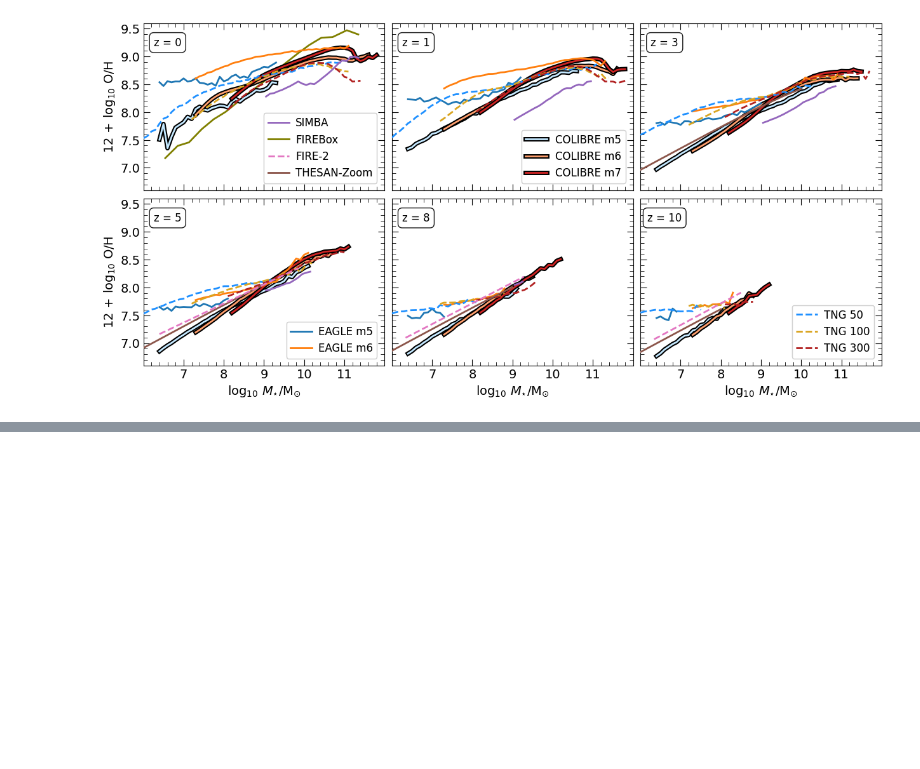
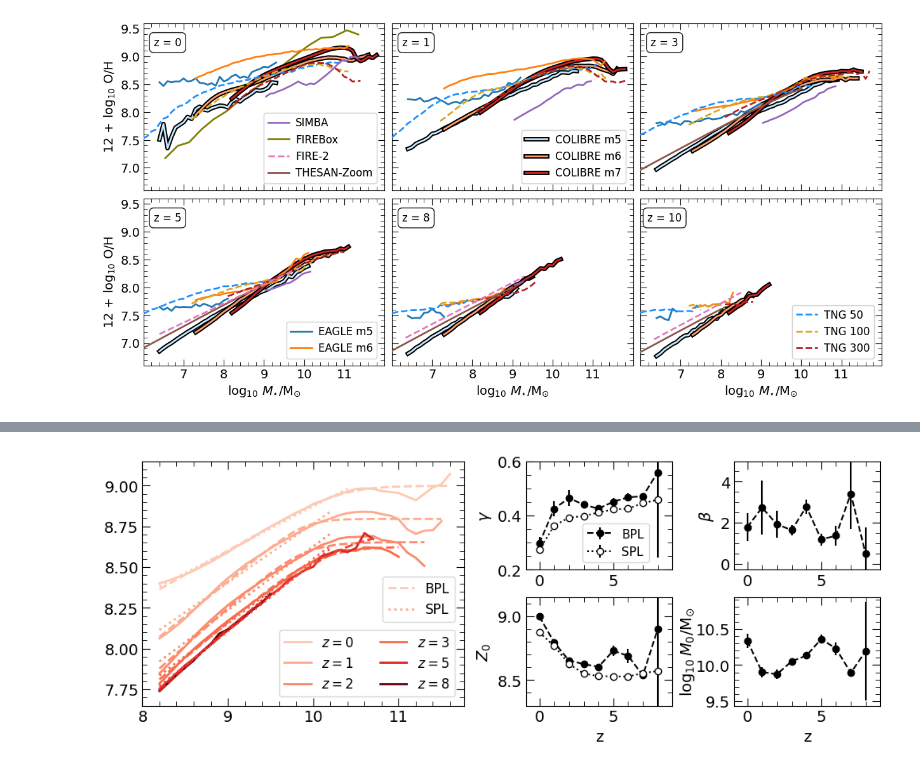
Before and after one commit to psharda/colibre_mzr_sharda26, a Jupyter notebook: plotting_scripts.ipynb, the cells around one changed output, grey strips where cells are left out. Saved outputs shown, nothing was run; the diff lists cells and outputs as text; code cells hidden in the pictures; blank space fills up the shorter version.

```diff
--- a/plotting_scripts.ipynb
+++ b/plotting_scripts.ipynb
@@ -779,0 +862,86 @@ Cell took 2.25 s
+# %%
+_tstart = time.time()
+snaps = ['0127', '0092', '0076', '0064', '0056', '0048', '0040', '0032', '0026']
+zz = np.array([0, 1, 2, 3, 4, 5, 6, 7, 8])
+zvals = [0, 1, 2, 3, 5, 8]
+
+cmap = plt.cm.Reds
+colorss = cmap(np.linspace(0.2, 1, len(zz)))
+
+
+fig = plt.figure(figsize=(12, 4))
+gs = GridSpec(2, 3, width_ratios=[2.2, 1, 1], hspace=0.25, wspace=0.3)
+fontsize=14
+ax_main = fig.add_subplot(gs[:, 0])
+# Right 2x2 small panels
+ax_gamma = fig.add_subplot(gs[0, 1])
+ax_beta  = fig.add_subplot(gs[0, 2])
+ax_Z0    = fig.add_subplot(gs[1, 1])
+ax_M0    = fig.add_subplot(gs[1, 2])
+
+
+lw=2
+cmodel = 'm6'
+
+ss = np.load('../colibre/fitsave_bpl.npz', allow_pickle=True)
+for idx, snap in enumerate(snaps):
+
+    if zz[idx] in zvals:
+        ii = zvals.index(zz[idx])
+        ax_main.plot(ss['med_aa'][ii], ss['med_bb'][ii], c=colorss[idx], lw=lw, label=r'$z=%d$'%zz[idx])
+        ax_main.plot(ss['xfit'][ii], ss['yfit'][ii], ls='--', c=colorss[ii], lw=lw)
+
+ls='dashed'
+
+ax_gamma.errorbar(ss['zz'], ss['gamma'], yerr=ss['gamma_err'], marker='o', color='k',label='BPL',ls=ls)
+ax_gamma.set_ylabel(r'$\gamma$',fontsize=fontsize)
+
+ax_beta.errorbar(ss['zz'], ss['beta'], yerr=ss['beta_err'], marker='o', color='k',ls=ls)
+ax_beta.set_ylabel(r'$\beta$',fontsize=fontsize)
+
+ax_Z0.errorbar(ss['zz'], ss['Z0'], yerr=ss['Z0_err'], marker='o', color='k',ls=ls)
+ax_Z0.set_ylabel(r'$Z_0$',fontsize=fontsize)
+ax_Z0.set_xlabel('z',fontsize=fontsize)
+
+ax_M0.errorbar(ss['zz'], ss['logM0'], yerr=ss['logM0_err'], marker='o', color='k',ls=ls)
+ax_M0.set_ylabel(r'$\log_{10} M_0/\rm{M_{\odot}}$',fontsize=fontsize, labelpad=-1)
+ax_M0.set_xlabel('z',fontsize=fontsize)
+
+
+ss = np.load('../colibre/fitsave_spl.npz', allow_pickle=True)
+for idx, snap in enumerate(snaps):
+
+    if zz[idx] in zvals:
+        ii = zvals.index(zz[idx])
+        ax_main.plot(ss['xfit'][ii], ss['yfit'][ii], ls='dotted', c=colorss[ii], lw=lw)
+
+ax_gamma.errorbar(ss['zz'], ss['gamma'], yerr=ss['gamma_err'], marker='o', mfc='white', mec='k', ls='dotted', c='k',
+                 label='SPL')
+ax_gamma.legend(fontsize=fontsize-3, loc='lower right', ncol=1, bbox_to_anchor=(0.88, 0.01))
+
+ax_Z0.errorbar(ss['zz'], ss['Z0'], yerr=ss['Z0_err'], marker='o', mfc='white', mec='k', ls='dotted', c='k')
+
+collections=ax_main.get_lines()
+legend2 = ax_main.legend([collections[i] for i in [1,13]], [r'BPL',
+                                                         r'SPL'],
+                     loc='lower right', fontsize=fontsize-2, ncol=1, bbox_to_anchor=(0.99, 0.315))
+ax_main.add_artist(legend2)
+ax_main.legend(fontsize=fontsize-2, loc='lower right', ncol=2,bbox_to_anchor=(0.99, 0.01))
+
+
+for ax in [ax_gamma, ax_beta, ax_Z0, ax_M0, ax_main]:
+    #ax.tick_params(labelsize=10)
+    set_allticks(ax)
+
+for ax in [ax_gamma, ax_beta, ax_Z0, ax_M0]:
+    ax.set_xlim(-0.9, 9)
+
+ax_gamma.set_ylim(0.20, 0.60)
+ax_beta.set_ylim(-0.3, 5)
+ax_Z0.set_ylim(8.3, 9.15)
+ax_main.set_ylim(7.65, 9.15)
+ax_main.set_xlim(8,)
+
+#fig.savefig('Figure8.pdf', bbox_inches='tight')
+print(f"Cell took {time.time() - _tstart:.2f} s")
+# %% [output]
@@ -779,0 +949 @@ Cell took 2.25 s
+[figure, added]
```
Also changed, not shown: parts of 5 cells of this notebook, 9 other files.
